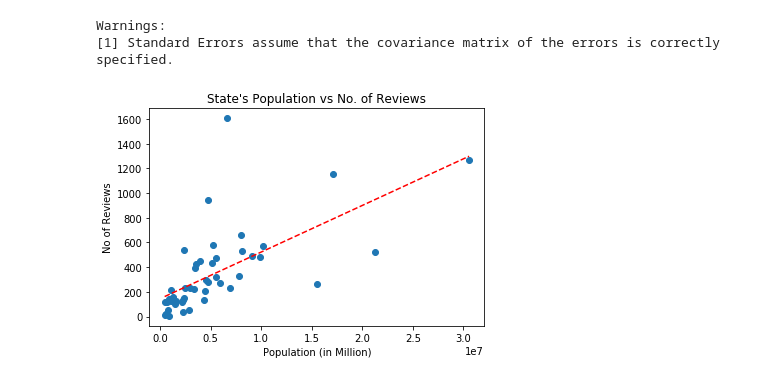
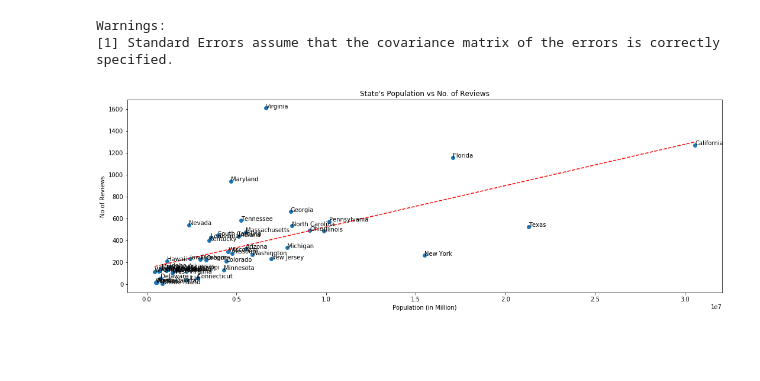
Before and after one commit to janelcv/Hotel_Rating_Analysis, a Jupyter notebook: Hotel_Ratings_Analysis-09.ipynb, the cells around one changed output. Drawn from its saved outputs; the diff is of its cells as text; code cells hidden in the pictures; blank space fills up the shorter version.

Commit message:
resized graph with state lable

```diff
--- a/Hotel_Ratings_Analysis-09.ipynb
+++ b/Hotel_Ratings_Analysis-09.ipynb
@@ -155,6 +155,7 @@ g2.head()
 # Get population and reviews_ratings
 Popn_data = list(review_count["Popn"])
 ratings = list(review_count["reviews_rating"])
+state_data = list(review_count["State"])
 Popn_data
 # %% [output]
 [442962,
@@ -346,18 +367,27 @@ Warnings:
 # %%
 
 x = Popn_data
 y = ratings
+w = state_data
+plt.figure(figsize=(18,6))
 plt.scatter(x, y)
+
+for i, txt in enumerate(w):
+    plt.annotate(txt, (x[i], y[i]))
+
 
 z = np.polyfit(x, y, 1)
 p = np.poly1d(z)
 plt.plot(x,p(x),"r--")
+
 
 # Create a title, x label, and y label for our chart
 plt.title("State's Population vs No. of Reviews")
 plt.xlabel("Population (in Million)")
 plt.ylabel("No of Reviews")
 
+
+
 plt.show()
 # %% [output]
-[figure, old version]
+[figure, new version]
```
Also changed, not shown: parts of 1 cell of this notebook.
